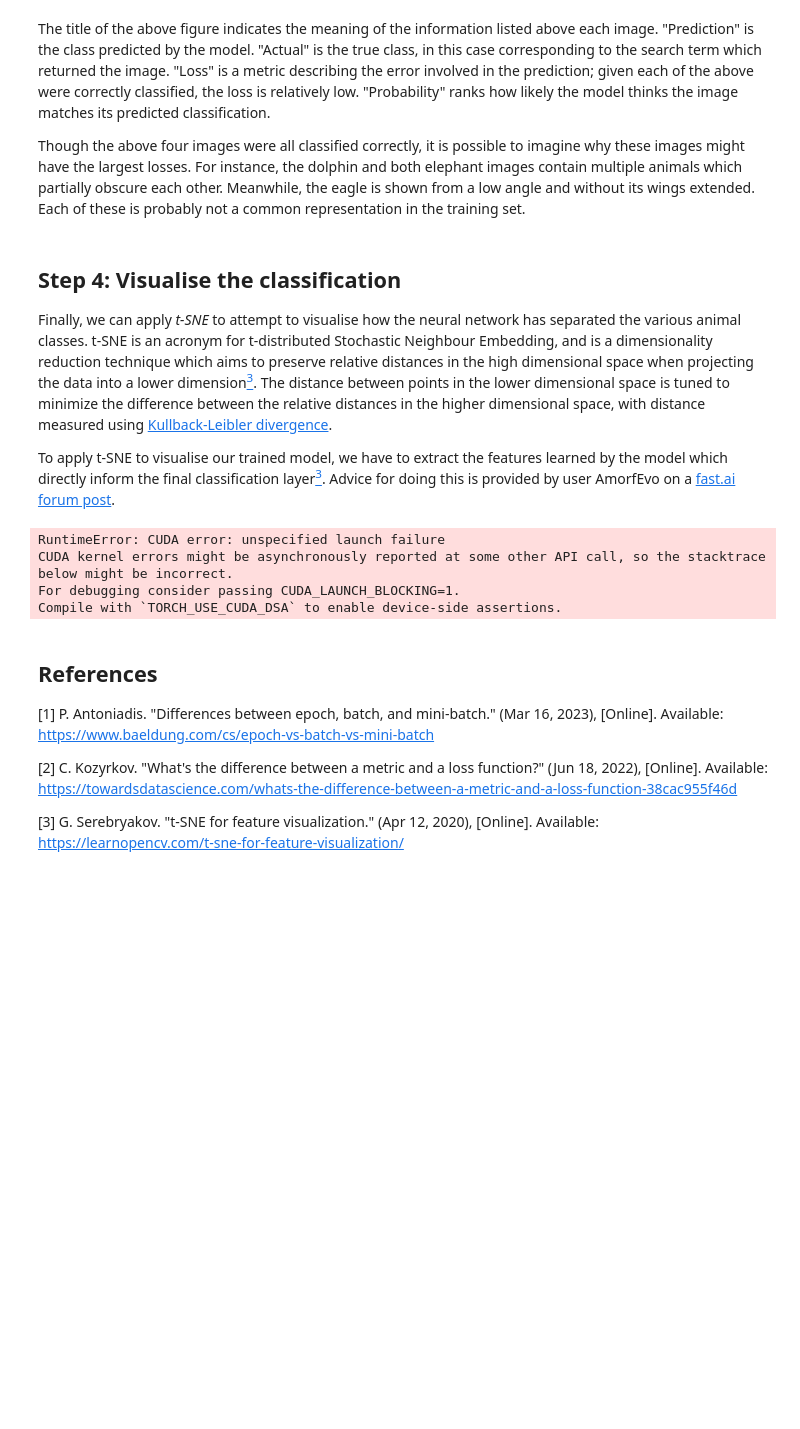
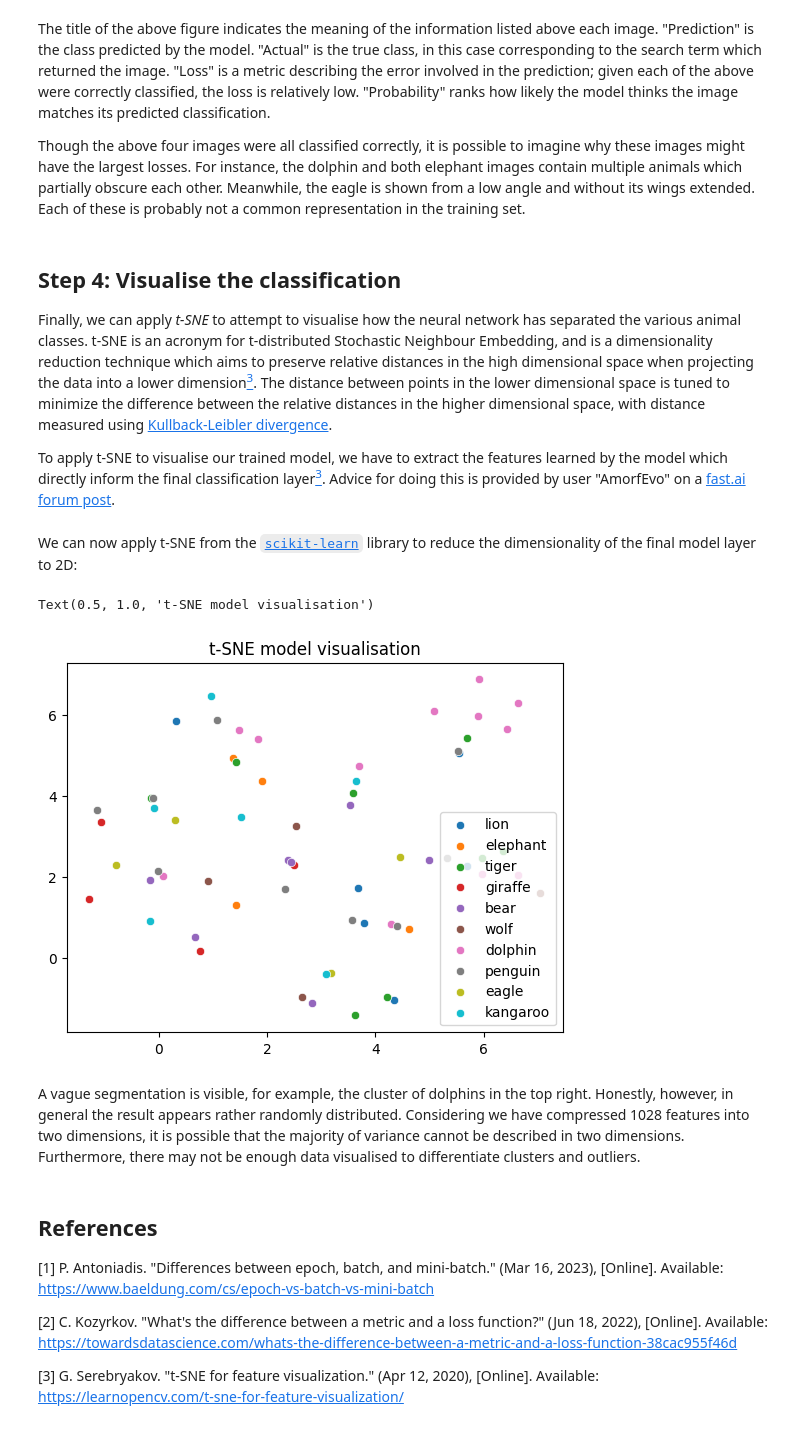
Before and after one commit to deren-teo/elec4630, a Jupyter notebook: a3/src/q2_classifying_animals.ipynb, the cells around one changed output. Saved outputs shown, nothing was run; the diff lists cells and outputs as text; code cells hidden in the pictures; blank space fills up the shorter version.

```diff
--- a/a3/src/q2_classifying_animals.ipynb
+++ b/a3/src/q2_classifying_animals.ipynb
@@ -115,20 +115,39 @@ Though the above four images were all classified correctly, it is possible to im
 
 Finally, we can apply *t-SNE* to attempt to visualise how the neural network has separated the various animal classes. t-SNE is an acronym for t-distributed Stochastic Neighbour Embedding, and is a dimensionality reduction technique which aims to preserve relative distances in the high dimensional space when projecting the data into a lower dimension[<sup>3</sup>](https://learnopencv.com/t-sne-for-feature-visualization/). The distance between points in the lower dimensional space is tuned to minimize the difference between the relative distances in the higher dimensional space, with distance measured using [Kullback-Leibler divergence](https://en.wikipedia.org/wiki/Kullback%E2%80%93Leibler_divergence).
 
-To apply t-SNE to visualise our trained model, we have to extract the features learned by the model which directly inform the final classification layer[<sup>3</sup>](https://learnopencv.com/t-sne-for-feature-visualization/). Advice for doing this is provided by user AmorfEvo on a [fast.ai forum post](https://forums.fast.ai/t/feature-extraction-after-fine-tune-from-flatten-layer/102791).
+To apply t-SNE to visualise our trained model, we have to extract the features learned by the model which directly inform the final classification layer[<sup>3</sup>](https://learnopencv.com/t-sne-for-feature-visualization/). Advice for doing this is provided by user "AmorfEvo" on a [fast.ai forum post](https://forums.fast.ai/t/feature-extraction-after-fine-tune-from-flatten-layer/102791).
 # %%
 # Cut the model right before the classification layer
-# new_head = cut_model(learn.model[-1], 2)
-# learn.model[-1] = new_head
+new_head = cut_model(learn.model[-1], 2)
+learn.model[-1] = new_head
 
 # Run data through the new network to derive the feature vectors
-x, _ = dls.one_batch()
-x.shape
+x, y = dls.one_batch()
+feature_vectors = learn.model(x)
-# %% [output]
-RuntimeError: CUDA error: unspecified launch failure
-CUDA kernel errors might be asynchronously reported at some other API call, so the stacktrace below might be incorrect.
-For debugging consider passing CUDA_LAUNCH_BLOCKING=1.
-Compile with `TORCH_USE_CUDA_DSA` to enable device-side assertions.
+# %% [markdown]
+We can now apply t-SNE from the [`scikit-learn`](https://scikit-learn.org/) library to reduce the dimensionality of the final model layer to 2D:
+# %%
+from sklearn.manifold import TSNE
+
+tsne = TSNE(n_components=2).fit_transform(feature_vectors.cpu().detach().numpy())
+# %%
+import matplotlib.pyplot as plt
+import seaborn as sns
+
+labels = y.cpu().numpy()
+
+_, ax = plt.subplots()
+
+for i in range(len(animals)):
+    sns.scatterplot(x=tsne[:, 0][labels == i], y=tsne[:, 1][labels == i],
+        label=animals[i], ax=ax)
+
+ax.set_title('t-SNE model visualisation')
+# %% [output]
+Text(0.5, 1.0, 't-SNE model visualisation')
+[figure, added]
+# %% [markdown]
+A vague segmentation is visible, for example, the cluster of dolphins in the top right. Honestly, however, in general the result appears rather randomly distributed. Considering we have compressed 1028 features into two dimensions, it is possible that the majority of variance cannot be described in two dimensions. Furthermore, there may not be enough data visualised to differentiate clusters and outliers.
 # %% [markdown]
 ## References
 
```
Also changed, not shown: parts of 3 cells of this notebook.
